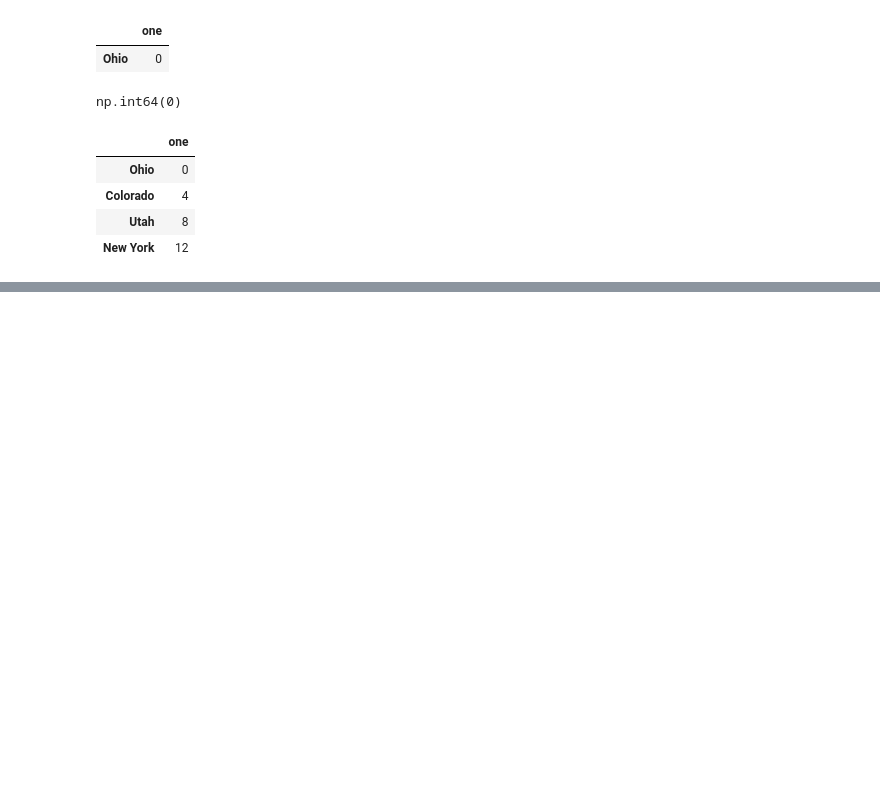
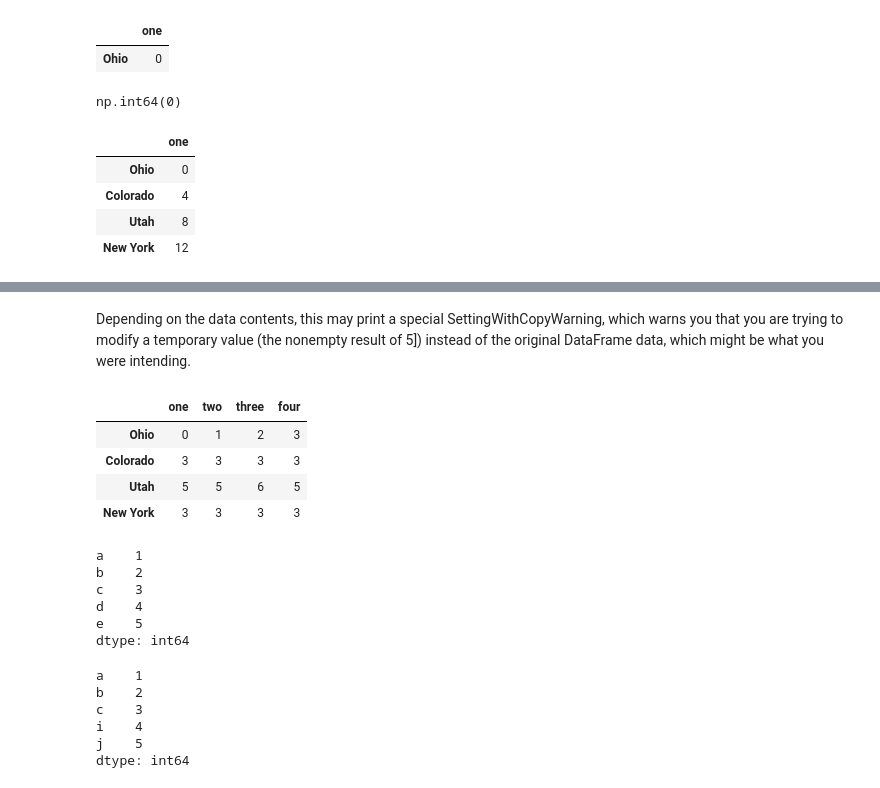
Before and after one commit to navneet-srivastava/python-data-analysis, a Jupyter notebook: pandas_tut.ipynb, the cells around one changed output, grey strips where cells are left out. Cells and saved outputs as stored; diff of their text form; code cells hidden in the pictures; blank space fills up the shorter version.

```diff
--- a/pandas_tut.ipynb
+++ b/pandas_tut.ipynb
@@ -1192,0 +1236,2 @@ data.loc[:,["one"]]
+# %%
+data.loc[data.three == 5]["three"] = 6
@@ -1192,0 +1246,33 @@ data.loc[:,["one"]]
+# %% [markdown]
+Depending on the data contents, this may print a special SettingWithCopyWarning,
+which warns you that you are trying to modify a temporary value (the nonempty result of
+5]) instead of the original DataFrame data, which might be what you were intending.
+# %%
+data.loc[data.three == 5, "three"] = 6
+data
+# %% [output]
+|  | one | two | three | four |
+| Ohio | 0 | 1 | 2 | 3 |
+| Colorado | 3 | 3 | 3 | 3 |
+| Utah | 5 | 5 | 6 | 5 |
+| New York | 3 | 3 | 3 | 3 |
+# %%
+s1 = pd.Series([1,2,3,4,5], index=["a","b","c","d","e"])
+s2 = pd.Series([1,2,3,4,5], index=["a","b","c","i","j"])
+s1
+# %% [output]
+a    1
+b    2
+c    3
+d    4
+e    5
+dtype: int64
+# %%
+s2
+# %% [output]
+a    1
+b    2
+c    3
+i    4
+j    5
+dtype: int64
```
Also changed, not shown: parts of 8 cells of this notebook.
